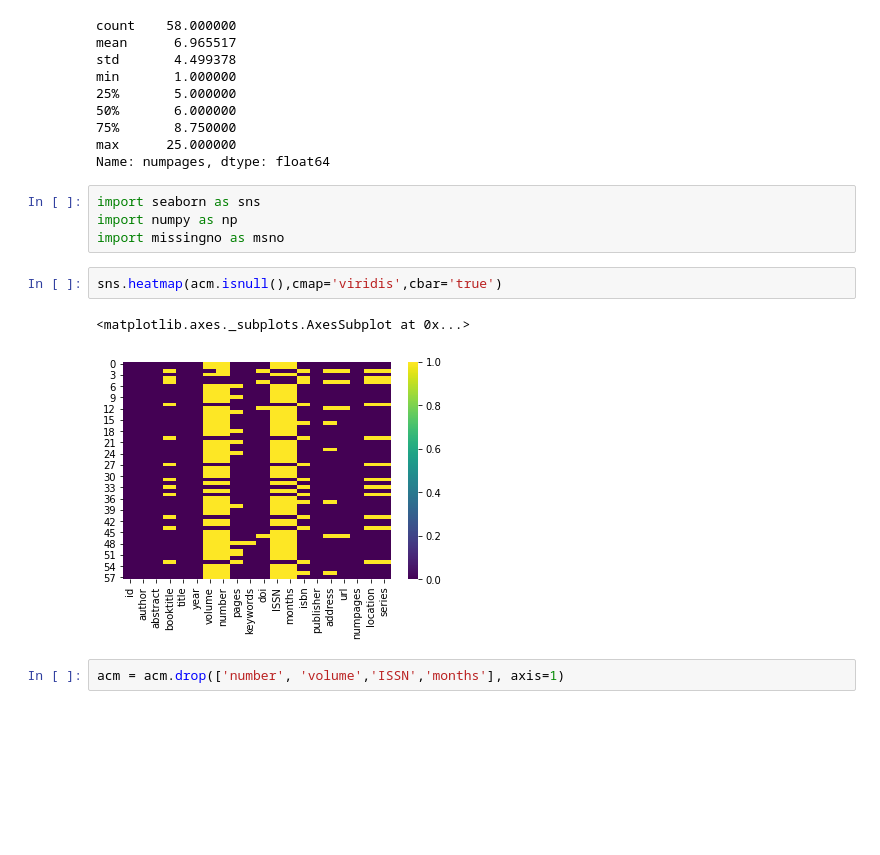
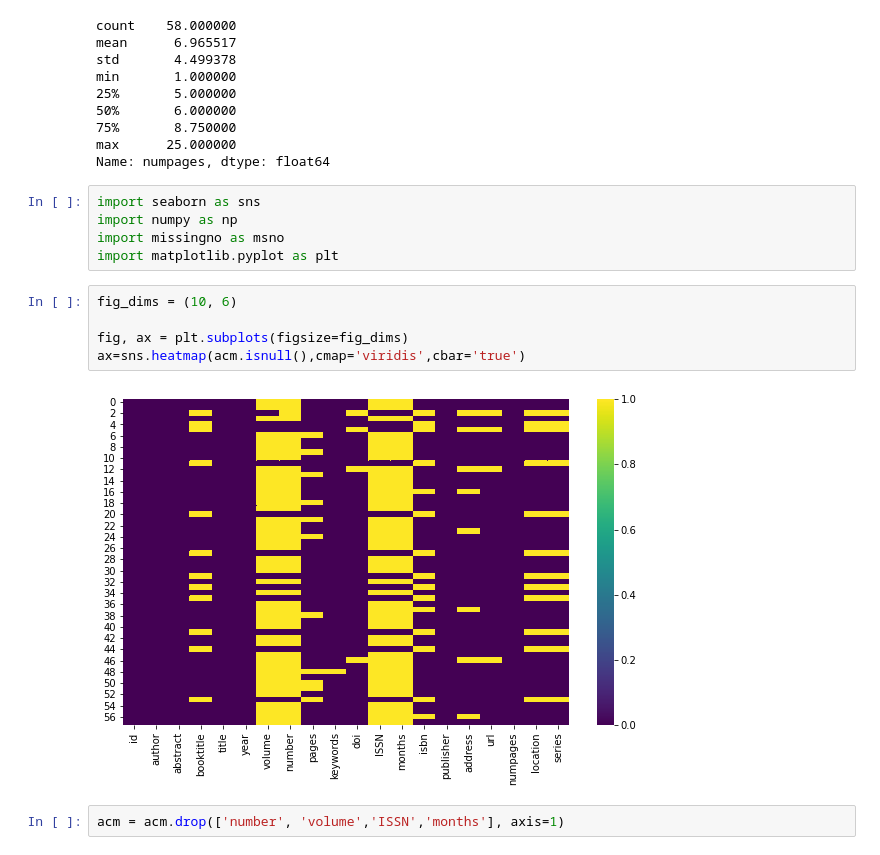
Before and after one commit to rohith1001/SSD24_SLR-Reporting_After_Data_Cleansing, a Jupyter notebook: ACM_analysis.ipynb, the cells around one changed output. Drawn from its saved outputs; the diff is of its cells as text; blank space fills up the shorter version.

```diff
--- a/ACM_analysis.ipynb
+++ b/ACM_analysis.ipynb
@@ -47,11 +47,14 @@ Name: numpages, dtype: float64
 import seaborn as sns
 import numpy as np
 import missingno as msno
+import matplotlib.pyplot as plt
 # %%
-sns.heatmap(acm.isnull(),cmap='viridis',cbar='true')
+fig_dims = (10, 6)
+
+fig, ax = plt.subplots(figsize=fig_dims)
+ax=sns.heatmap(acm.isnull(),cmap='viridis',cbar='true')
 # %% [output]
-<matplotlib.axes._subplots.AxesSubplot at 0x...>
-[figure, old version]
+[figure, new version]
 # %%
 acm = acm.drop(['number', 'volume','ISSN','months'], axis=1)
 # %%
```
Also changed, not shown: parts of 7 cells of this notebook.
